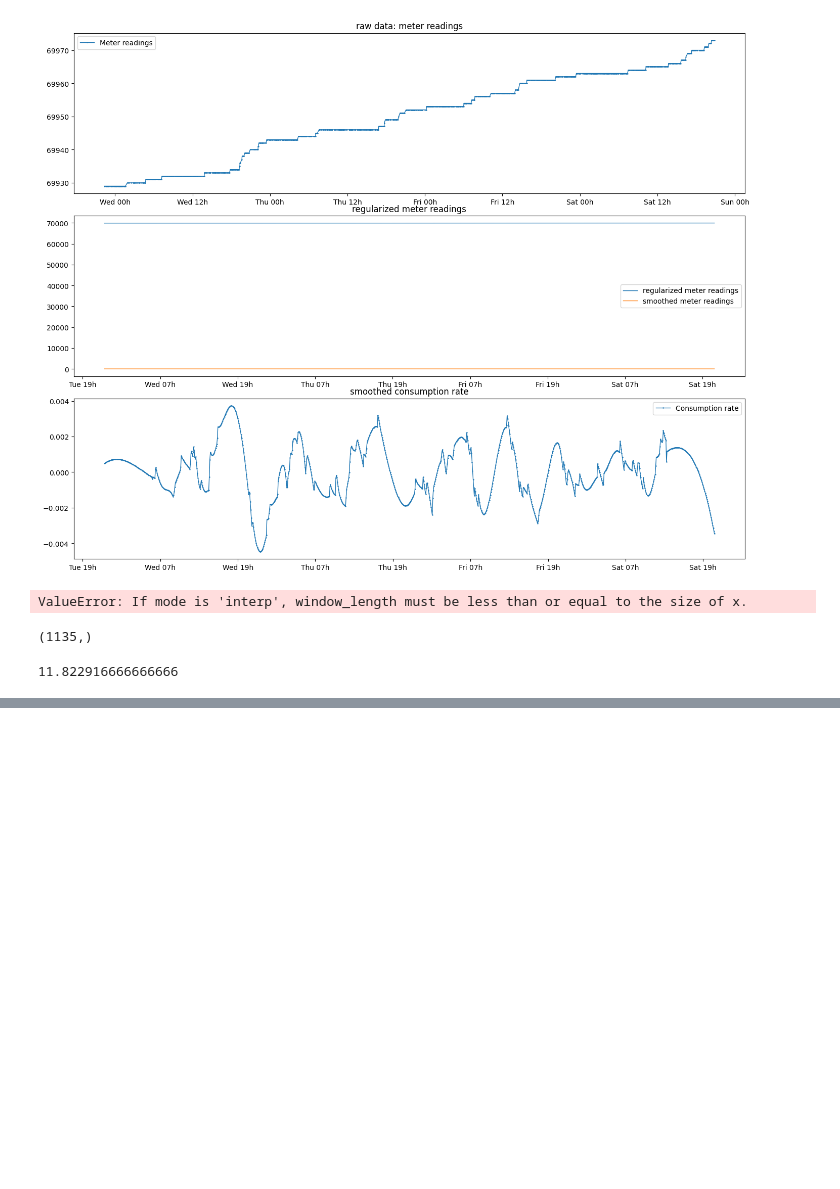
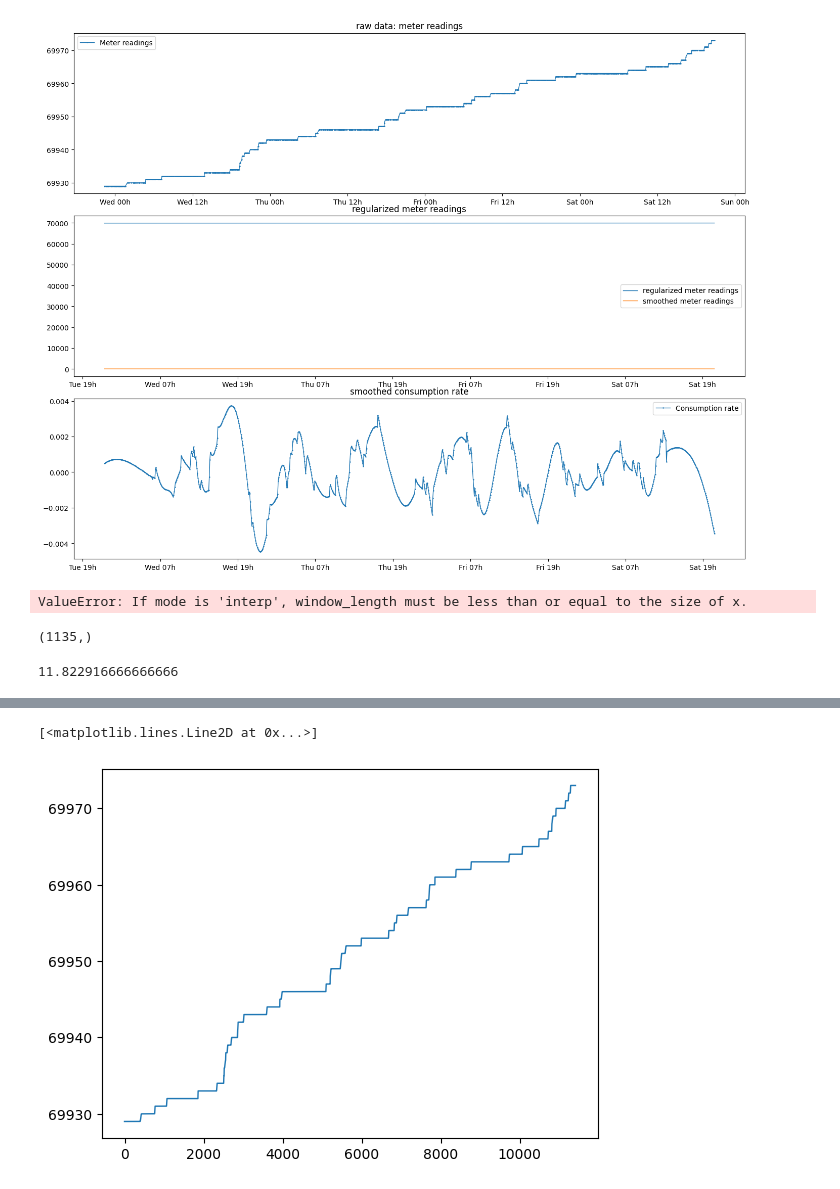
Before and after one commit to tomviolin/rtl433, a Jupyter notebook: Untitled1.ipynb, the cells around one changed output, grey strips where cells are left out. Saved outputs shown, nothing was run; the diff lists cells and outputs as text; code cells hidden in the pictures; blank space fills up the shorter version.

```diff
--- a/Untitled1.ipynb
+++ b/Untitled1.ipynb
@@ -219,0 +223,5 @@ breakpoints. The polynomial intervals are considered half-open,
+# %%
+plt.plot(yyy(regdates))
+# %% [output]
+[<matplotlib.lines.Line2D at 0x...>]
+[figure, added]
```
Also changed, not shown: parts of 8 cells of this notebook, 3 other files.
